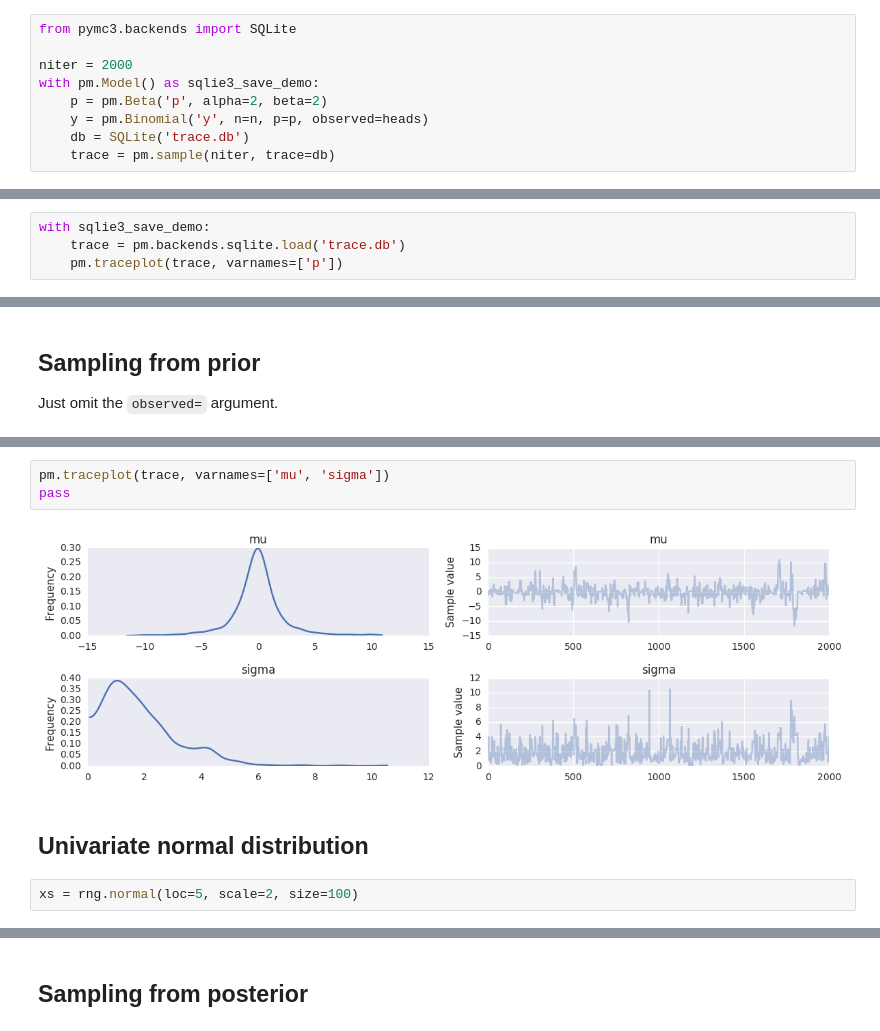
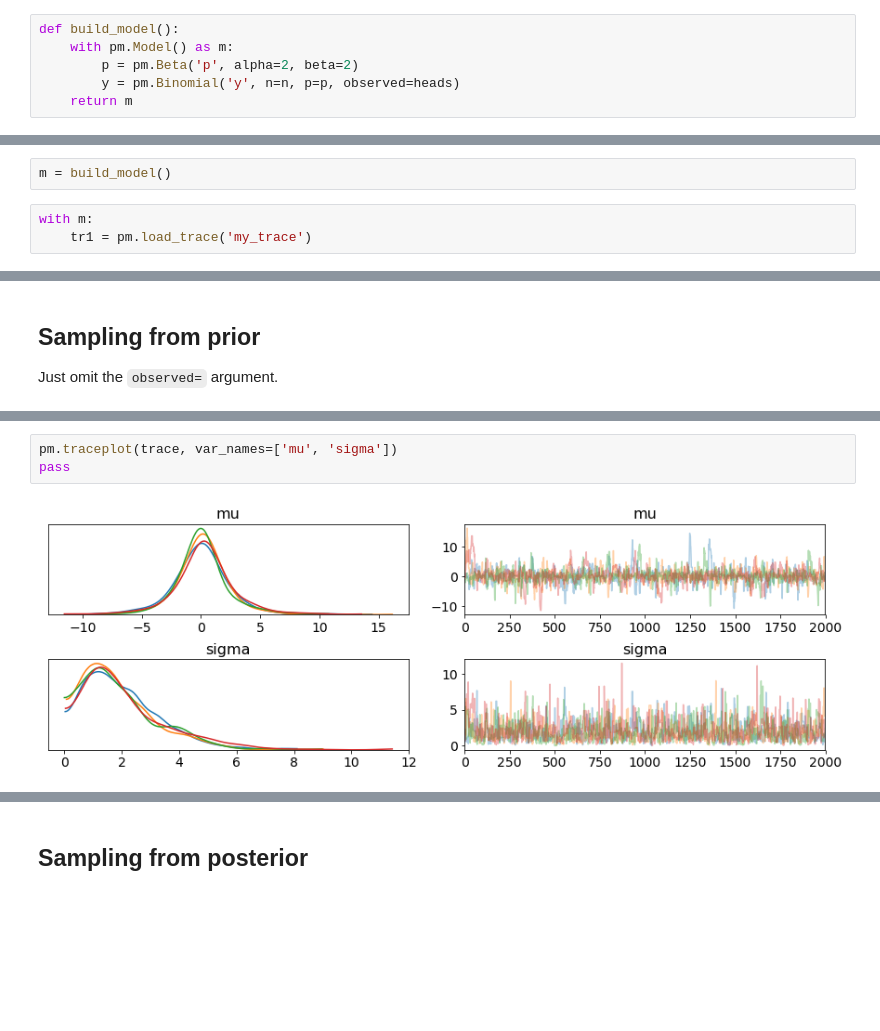
Before and after one commit to cliburn/sta-663-2019, a Jupyter notebook: notebook/S15A_PyMC3.ipynb, the cells around one changed output, grey strips where cells are left out. Saved outputs shown, nothing was run; the diff lists cells and outputs as text; blank space fills up the shorter version.

```diff
--- a/notebook/S15A_PyMC3.ipynb
+++ b/notebook/S15A_PyMC3.ipynb
@@ -256,9 +322,6 @@ If you are fitting a large complex model that may not fit in memory, you can use
 # %%
-from pymc3.backends import SQLite
-
-niter = 2000
-with pm.Model() as sqlie3_save_demo:
-    p = pm.Beta('p', alpha=2, beta=2)
-    y = pm.Binomial('y', n=n, p=p, observed=heads)
-    db = SQLite('trace.db')
-    trace = pm.sample(niter, trace=db)
+def build_model():
+    with pm.Model() as m:
+        p = pm.Beta('p', alpha=2, beta=2)
+        y = pm.Binomial('y', n=n, p=p, observed=heads)
+    return m
@@ -269,4 +327,0 @@ Finished [100%]: Average ELBO = -4.2749
-# %%
-with sqlie3_save_demo:
-    trace = pm.backends.sqlite.load('trace.db')
-    pm.traceplot(trace, varnames=['p'])
@@ -274,0 +328,5 @@ with sqlie3_save_demo:
+# %%
+m = build_model()
+# %%
+with m:
+    tr1 = pm.load_trace('my_trace')
@@ -284,9 +353,5 @@ with pm.Model() as prior_context:
 # %%
-pm.traceplot(trace, varnames=['mu', 'sigma'])
+pm.traceplot(trace, var_names=['mu', 'sigma'])
 pass
 # %% [output]
-[figure, old version]
+[figure, new version]
-# %% [markdown]
-## Univariate normal distribution
-# %%
-xs = rng.normal(loc=5, scale=2, size=100)
```
Also changed, not shown: parts of 79 cells of this notebook, 2 other files.
